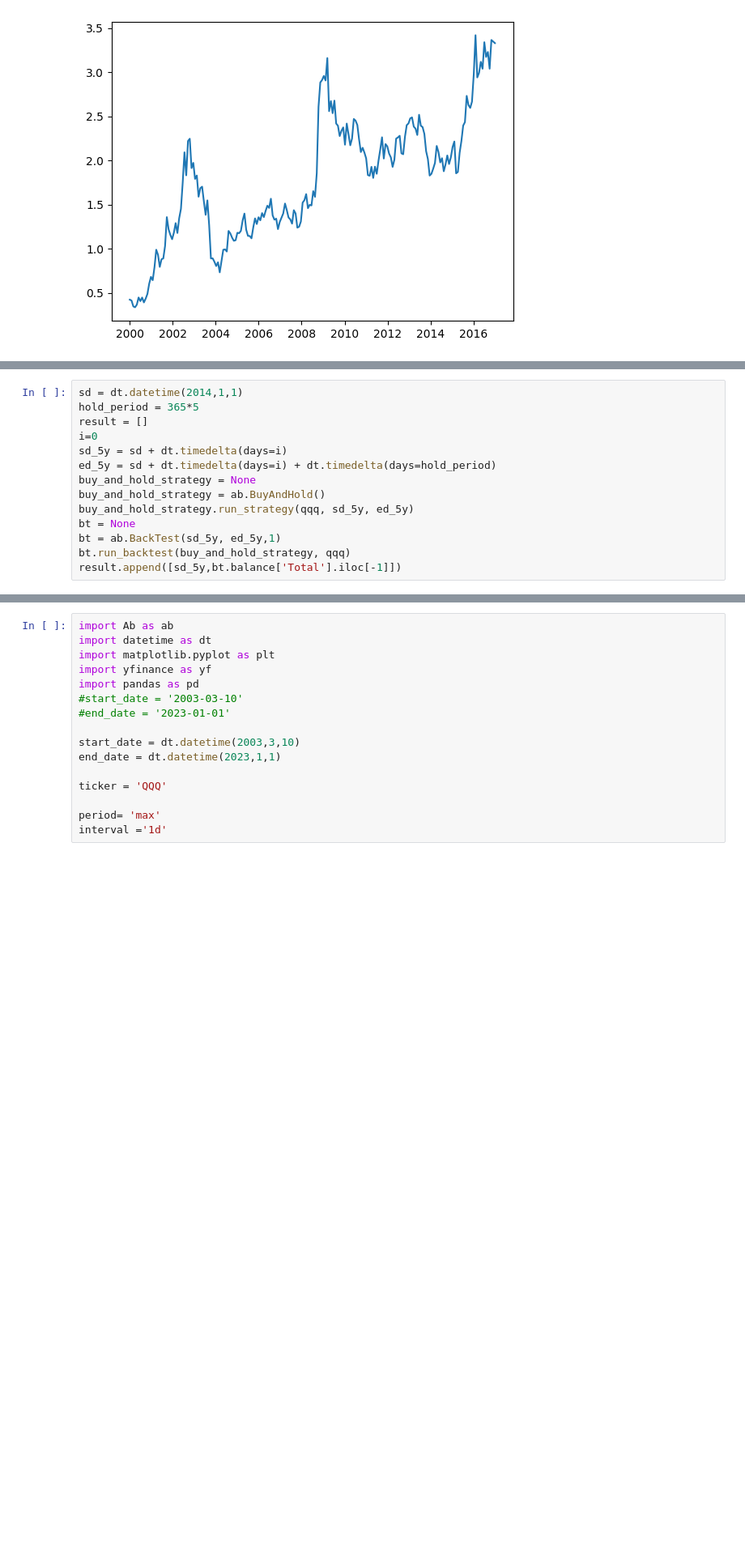
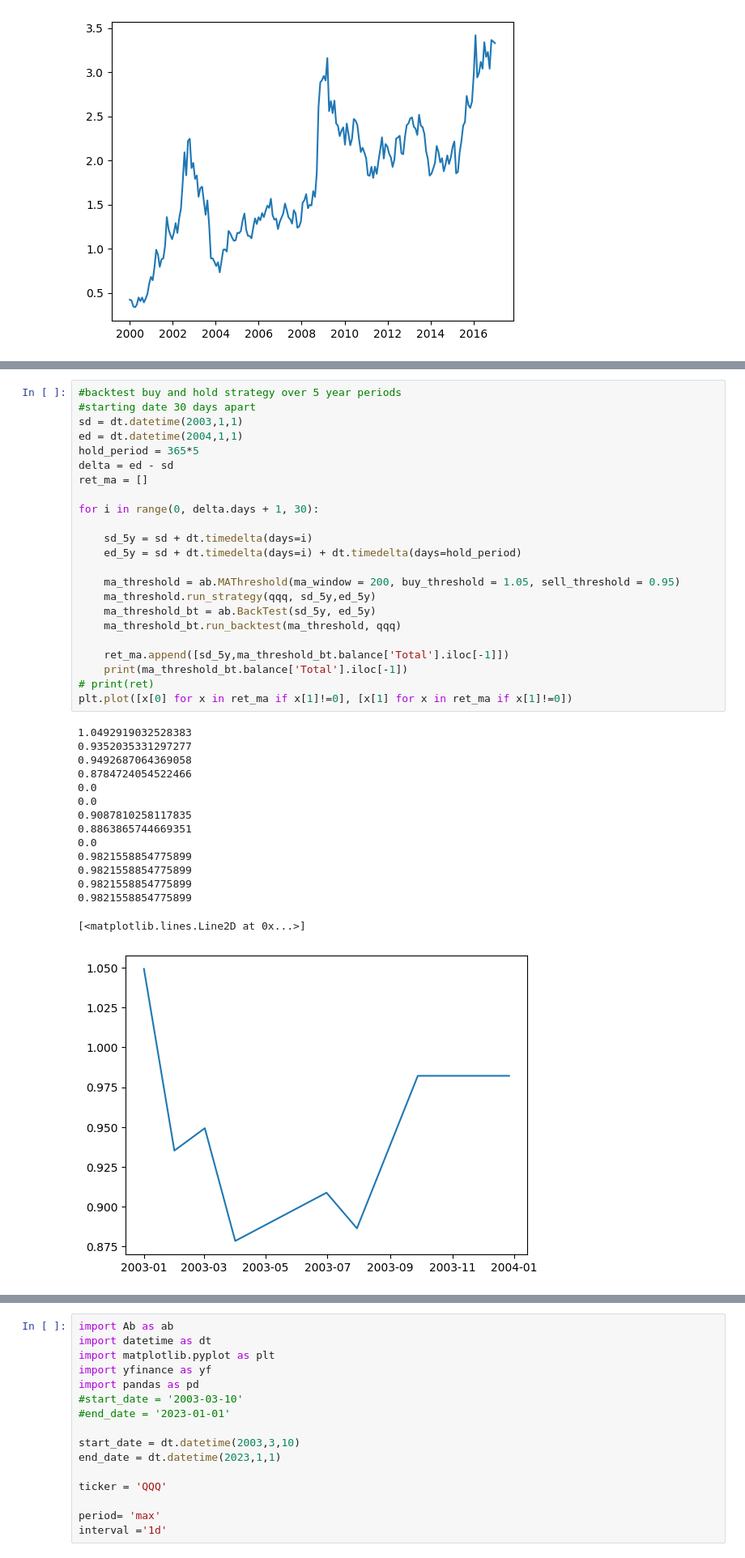
Before and after one commit to sylviawusyl/backtesting, a Jupyter notebook: Ab_test.ipynb, the cells around one changed output, grey strips where cells are left out. Shown at 81% size. Saved outputs shown, nothing was run; the diff lists cells and outputs as text; blank space fills up the shorter version.

```diff
--- a/Ab_test.ipynb
+++ b/Ab_test.ipynb
@@ -212,14 +233,39 @@ plt.plot([x[0] for x in ret], [x[1] for x in ret])
 # %%
-sd = dt.datetime(2014,1,1)
+#backtest buy and hold strategy over 5 year periods
+#starting date 30 days apart
+sd = dt.datetime(2003,1,1)
+ed = dt.datetime(2004,1,1)
 hold_period = 365*5
-result = []
-i=0
-sd_5y = sd + dt.timedelta(days=i)
-ed_5y = sd + dt.timedelta(days=i) + dt.timedelta(days=hold_period)
-buy_and_hold_strategy = None
-buy_and_hold_strategy = ab.BuyAndHold()
-buy_and_hold_strategy.run_strategy(qqq, sd_5y, ed_5y)
-bt = None
-bt = ab.BackTest(sd_5y, ed_5y,1)
-bt.run_backtest(buy_and_hold_strategy, qqq)
-result.append([sd_5y,bt.balance['Total'].iloc[-1]])
+delta = ed - sd
+ret_ma = []
+
+for i in range(0, delta.days + 1, 30):
+
+    sd_5y = sd + dt.timedelta(days=i)
+    ed_5y = sd + dt.timedelta(days=i) + dt.timedelta(days=hold_period)
+
+    ma_threshold = ab.MAThreshold(ma_window = 200, buy_threshold = 1.05, sell_threshold = 0.95)
+    ma_threshold.run_strategy(qqq, sd_5y,ed_5y)
+    ma_threshold_bt = ab.BackTest(sd_5y, ed_5y)
+    ma_threshold_bt.run_backtest(ma_threshold, qqq)
+
+    ret_ma.append([sd_5y,ma_threshold_bt.balance['Total'].iloc[-1]])
+    print(ma_threshold_bt.balance['Total'].iloc[-1])
+# print(ret)
+plt.plot([x[0] for x in ret_ma if x[1]!=0], [x[1] for x in ret_ma if x[1]!=0])
+# %% [output]
+1.0492919032528383
+0.9352035331297277
+0.9492687064369058
+0.8784724054522466
+0.0
+0.0
+0.9087810258117835
+0.8863865744669351
+0.0
+0.9821558854775899
+0.9821558854775899
+0.9821558854775899
+0.9821558854775899
+[<matplotlib.lines.Line2D at 0x...>]
+[figure, added]
```
Also changed, not shown: parts of 4 cells of this notebook.
